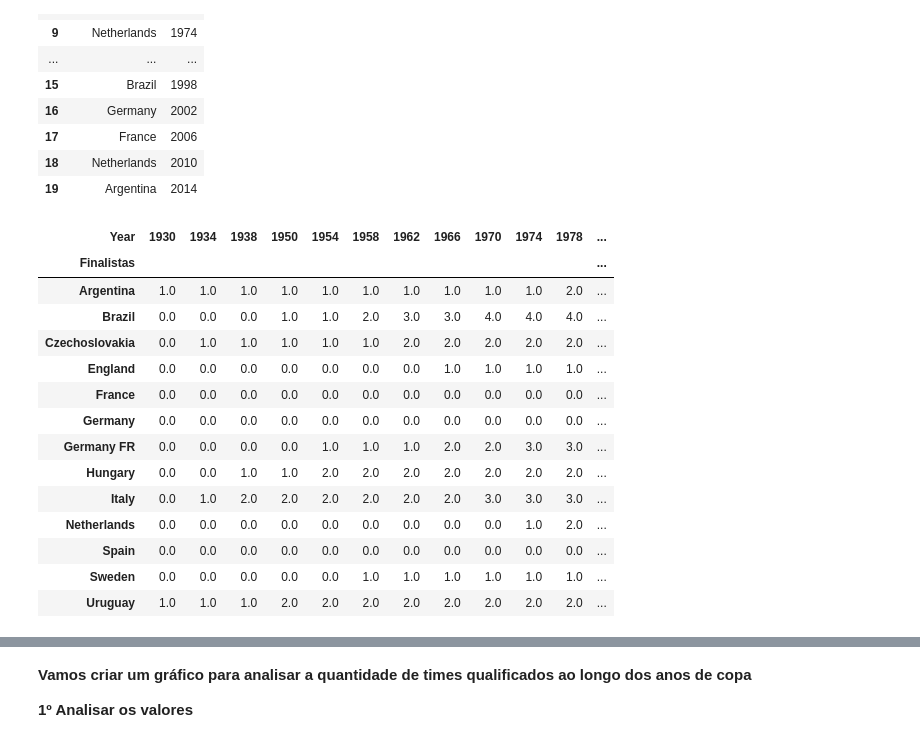
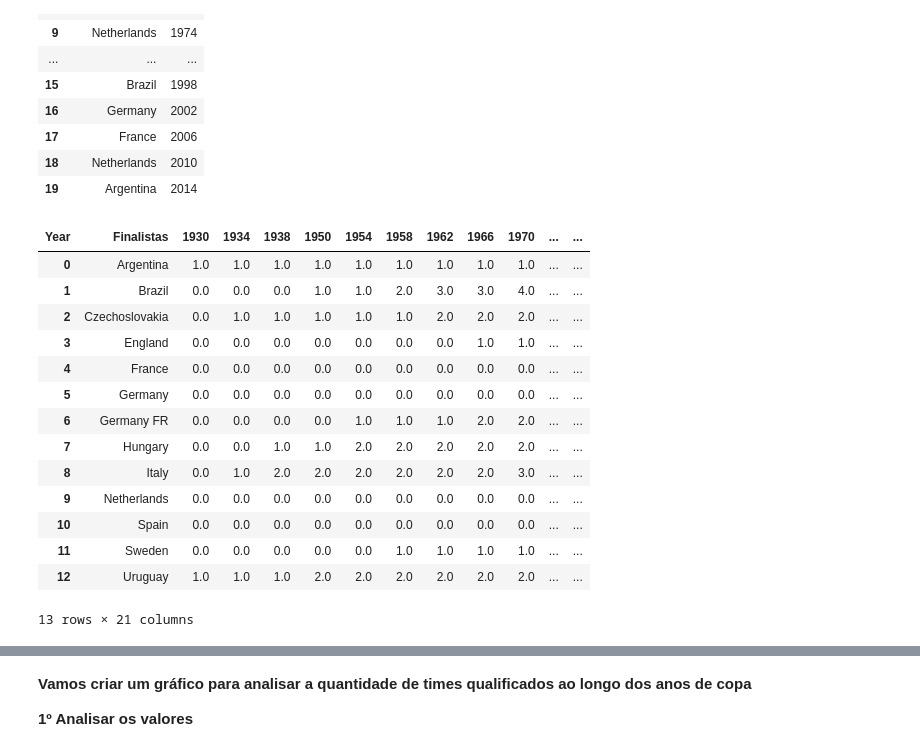
Before and after one commit to Hugox96/Analise_Copas, a Jupyter notebook: Copa.ipynb, the cells around one changed output, grey strips where cells are left out. Cells and saved outputs as stored; diff of their text form; code cells hidden in the pictures.

```diff
--- a/Copa.ipynb
+++ b/Copa.ipynb
@@ -182,20 +184,21 @@ Finais_Vices
 | 19 | Argentina | 2014 |
 # %%
 Finalistas = pd.concat([Finais_Vencedores, Finais_Vices]).reset_index(drop=True)
-Finalistas.groupby(["Finalistas", "Year"]).size().unstack().fillna(0).cumsum(axis=1)
+Finalistas = Finalistas.groupby(["Finalistas", "Year"]).size().unstack().fillna(0).cumsum(axis=1).reset_index()
+Finalistas
 # %% [output]
-| Year | 1930 | 1934 | 1938 | 1950 | 1954 | 1958 | 1962 | 1966 | 1970 | 1974 | 1978 | ... |
-| Finalistas |  |  |  |  |  |  |  |  |  |  |  | ... |
-| Argentina | 1.0 | 1.0 | 1.0 | 1.0 | 1.0 | 1.0 | 1.0 | 1.0 | 1.0 | 1.0 | 2.0 | ... |
-| Brazil | 0.0 | 0.0 | 0.0 | 1.0 | 1.0 | 2.0 | 3.0 | 3.0 | 4.0 | 4.0 | 4.0 | ... |
-| Czechoslovakia | 0.0 | 1.0 | 1.0 | 1.0 | 1.0 | 1.0 | 2.0 | 2.0 | 2.0 | 2.0 | 2.0 | ... |
-| England | 0.0 | 0.0 | 0.0 | 0.0 | 0.0 | 0.0 | 0.0 | 1.0 | 1.0 | 1.0 | 1.0 | ... |
-| France | 0.0 | 0.0 | 0.0 | 0.0 | 0.0 | 0.0 | 0.0 | 0.0 | 0.0 | 0.0 | 0.0 | ... |
-| Germany | 0.0 | 0.0 | 0.0 | 0.0 | 0.0 | 0.0 | 0.0 | 0.0 | 0.0 | 0.0 | 0.0 | ... |
-| Germany FR | 0.0 | 0.0 | 0.0 | 0.0 | 1.0 | 1.0 | 1.0 | 2.0 | 2.0 | 3.0 | 3.0 | ... |
-| Hungary | 0.0 | 0.0 | 1.0 | 1.0 | 2.0 | 2.0 | 2.0 | 2.0 | 2.0 | 2.0 | 2.0 | ... |
-| Italy | 0.0 | 1.0 | 2.0 | 2.0 | 2.0 | 2.0 | 2.0 | 2.0 | 3.0 | 3.0 | 3.0 | ... |
-| Netherlands | 0.0 | 0.0 | 0.0 | 0.0 | 0.0 | 0.0 | 0.0 | 0.0 | 0.0 | 1.0 | 2.0 | ... |
-| Spain | 0.0 | 0.0 | 0.0 | 0.0 | 0.0 | 0.0 | 0.0 | 0.0 | 0.0 | 0.0 | 0.0 | ... |
-| Sweden | 0.0 | 0.0 | 0.0 | 0.0 | 0.0 | 1.0 | 1.0 | 1.0 | 1.0 | 1.0 | 1.0 | ... |
-| Uruguay | 1.0 | 1.0 | 1.0 | 2.0 | 2.0 | 2.0 | 2.0 | 2.0 | 2.0 | 2.0 | 2.0 | ... |
+| Year | Finalistas | 1930 | 1934 | 1938 | 1950 | 1954 | 1958 | 1962 | 1966 | 1970 | ... | ... |
+| 0 | Argentina | 1.0 | 1.0 | 1.0 | 1.0 | 1.0 | 1.0 | 1.0 | 1.0 | 1.0 | ... | ... |
+| 1 | Brazil | 0.0 | 0.0 | 0.0 | 1.0 | 1.0 | 2.0 | 3.0 | 3.0 | 4.0 | ... | ... |
+| 2 | Czechoslovakia | 0.0 | 1.0 | 1.0 | 1.0 | 1.0 | 1.0 | 2.0 | 2.0 | 2.0 | ... | ... |
+| 3 | England | 0.0 | 0.0 | 0.0 | 0.0 | 0.0 | 0.0 | 0.0 | 1.0 | 1.0 | ... | ... |
+| 4 | France | 0.0 | 0.0 | 0.0 | 0.0 | 0.0 | 0.0 | 0.0 | 0.0 | 0.0 | ... | ... |
+| 5 | Germany | 0.0 | 0.0 | 0.0 | 0.0 | 0.0 | 0.0 | 0.0 | 0.0 | 0.0 | ... | ... |
+| 6 | Germany FR | 0.0 | 0.0 | 0.0 | 0.0 | 1.0 | 1.0 | 1.0 | 2.0 | 2.0 | ... | ... |
+| 7 | Hungary | 0.0 | 0.0 | 1.0 | 1.0 | 2.0 | 2.0 | 2.0 | 2.0 | 2.0 | ... | ... |
+| 8 | Italy | 0.0 | 1.0 | 2.0 | 2.0 | 2.0 | 2.0 | 2.0 | 2.0 | 3.0 | ... | ... |
+| 9 | Netherlands | 0.0 | 0.0 | 0.0 | 0.0 | 0.0 | 0.0 | 0.0 | 0.0 | 0.0 | ... | ... |
+| 10 | Spain | 0.0 | 0.0 | 0.0 | 0.0 | 0.0 | 0.0 | 0.0 | 0.0 | 0.0 | ... | ... |
+| 11 | Sweden | 0.0 | 0.0 | 0.0 | 0.0 | 0.0 | 1.0 | 1.0 | 1.0 | 1.0 | ... | ... |
+| 12 | Uruguay | 1.0 | 1.0 | 1.0 | 2.0 | 2.0 | 2.0 | 2.0 | 2.0 | 2.0 | ... | ... |
+13 rows × 21 columns
```
Also changed, not shown: parts of 9 cells of this notebook, 5 other files.
